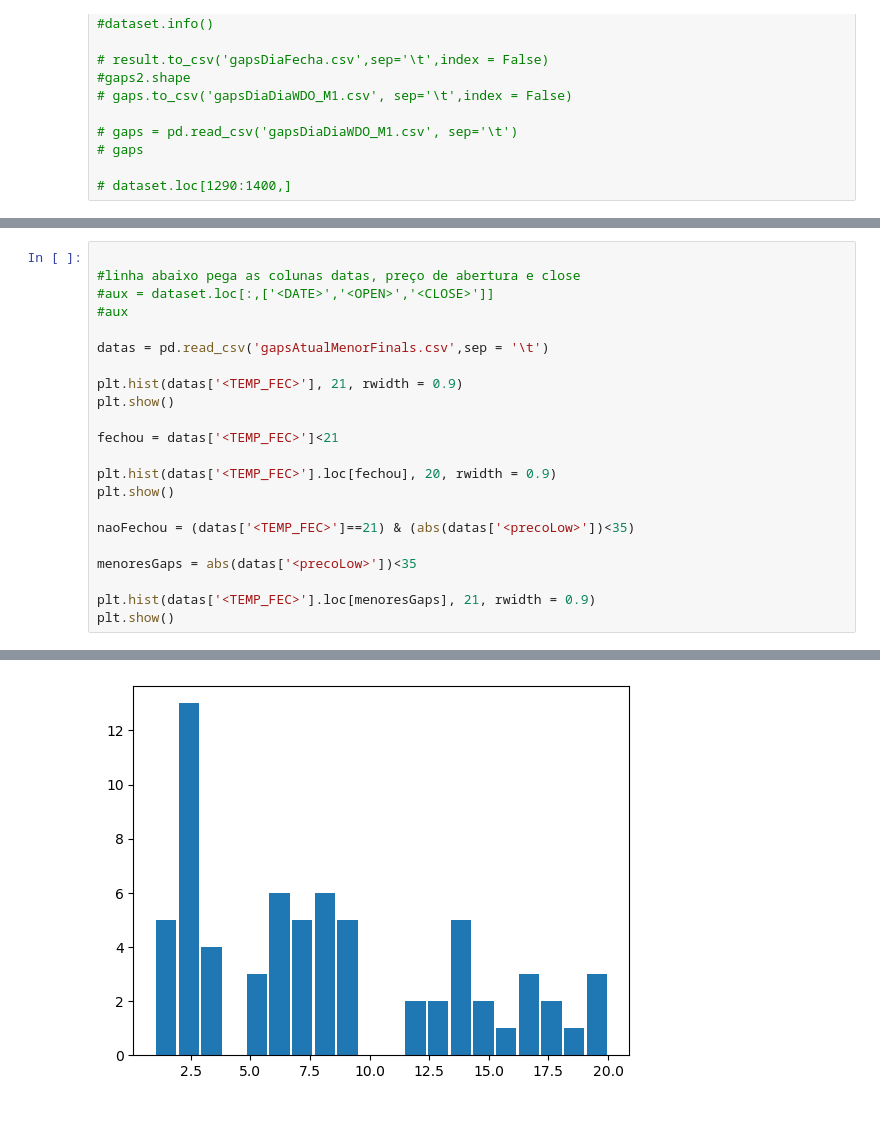
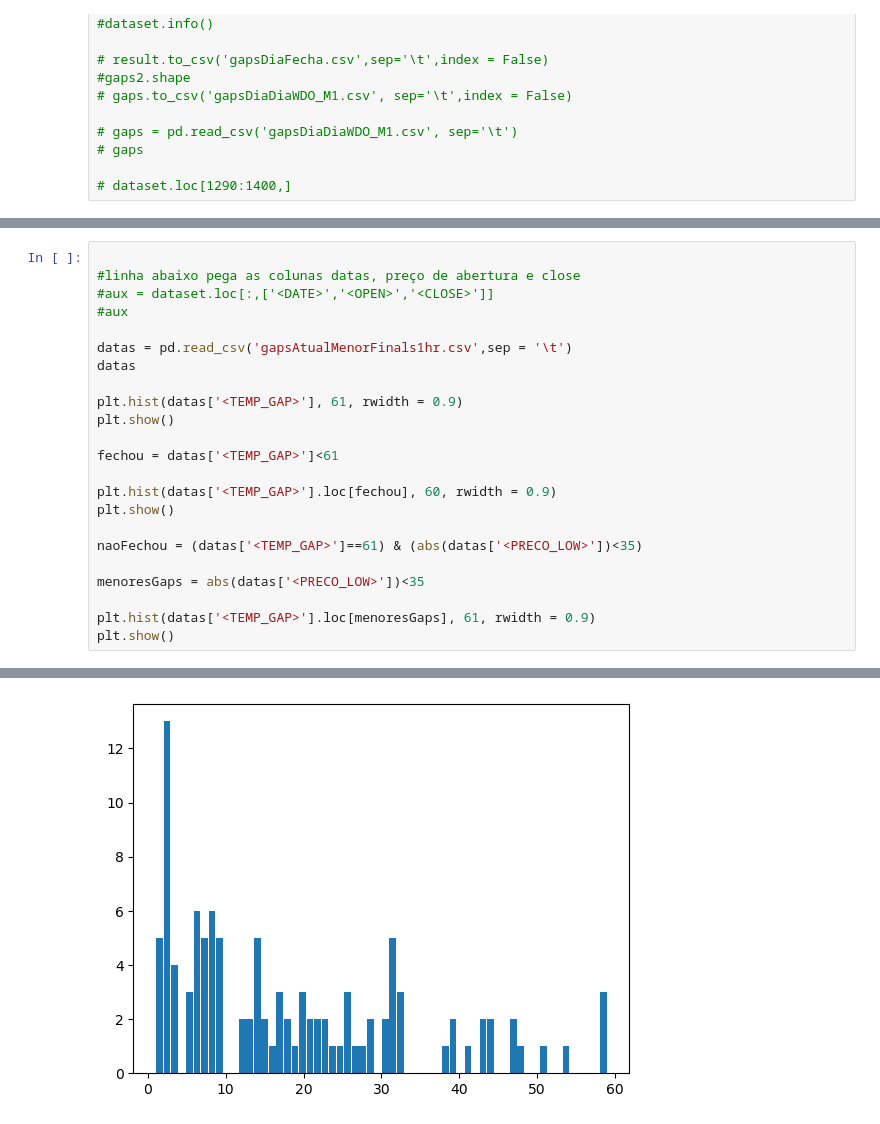
Before and after one commit to vitoriamj/machine-learning-datascience, a Jupyter notebook: BotMF/BotDS.ipynb, the cells around one changed output, grey strips where cells are left out. Cells and saved outputs as stored; diff of their text form.

```diff
--- a/BotMF/BotDS.ipynb
+++ b/BotMF/BotDS.ipynb
@@ -93,20 +90,21 @@ from statsmodels.tsa.arima_model import ARIMA
 #aux = dataset.loc[:,['<DATE>','<OPEN>','<CLOSE>']]
 #aux
 
-datas = pd.read_csv('gapsAtualMenorFinals.csv',sep = '\t')
+datas = pd.read_csv('gapsAtualMenorFinals1hr.csv',sep = '\t')
+datas
 
-plt.hist(datas['<TEMP_FEC>'], 21, rwidth = 0.9)
+plt.hist(datas['<TEMP_GAP>'], 61, rwidth = 0.9)
 plt.show()
 
-fechou = datas['<TEMP_FEC>']<21
+fechou = datas['<TEMP_GAP>']<61
 
-plt.hist(datas['<TEMP_FEC>'].loc[fechou], 20, rwidth = 0.9)
+plt.hist(datas['<TEMP_GAP>'].loc[fechou], 60, rwidth = 0.9)
 plt.show()
 
-naoFechou = (datas['<TEMP_FEC>']==21) & (abs(datas['<precoLow>'])<35)
+naoFechou = (datas['<TEMP_GAP>']==61) & (abs(datas['<PRECO_LOW>'])<35)
 
-menoresGaps = abs(datas['<precoLow>'])<35
+menoresGaps = abs(datas['<PRECO_LOW>'])<35
 
-plt.hist(datas['<TEMP_FEC>'].loc[menoresGaps], 21, rwidth = 0.9)
+plt.hist(datas['<TEMP_GAP>'].loc[menoresGaps], 61, rwidth = 0.9)
 plt.show()
 # %% [output]
@@ -114 +112 @@ plt.show()
-[figure, old version]
+[figure, new version]
```
Also changed, not shown: parts of 12 cells of this notebook, 13 other files.
